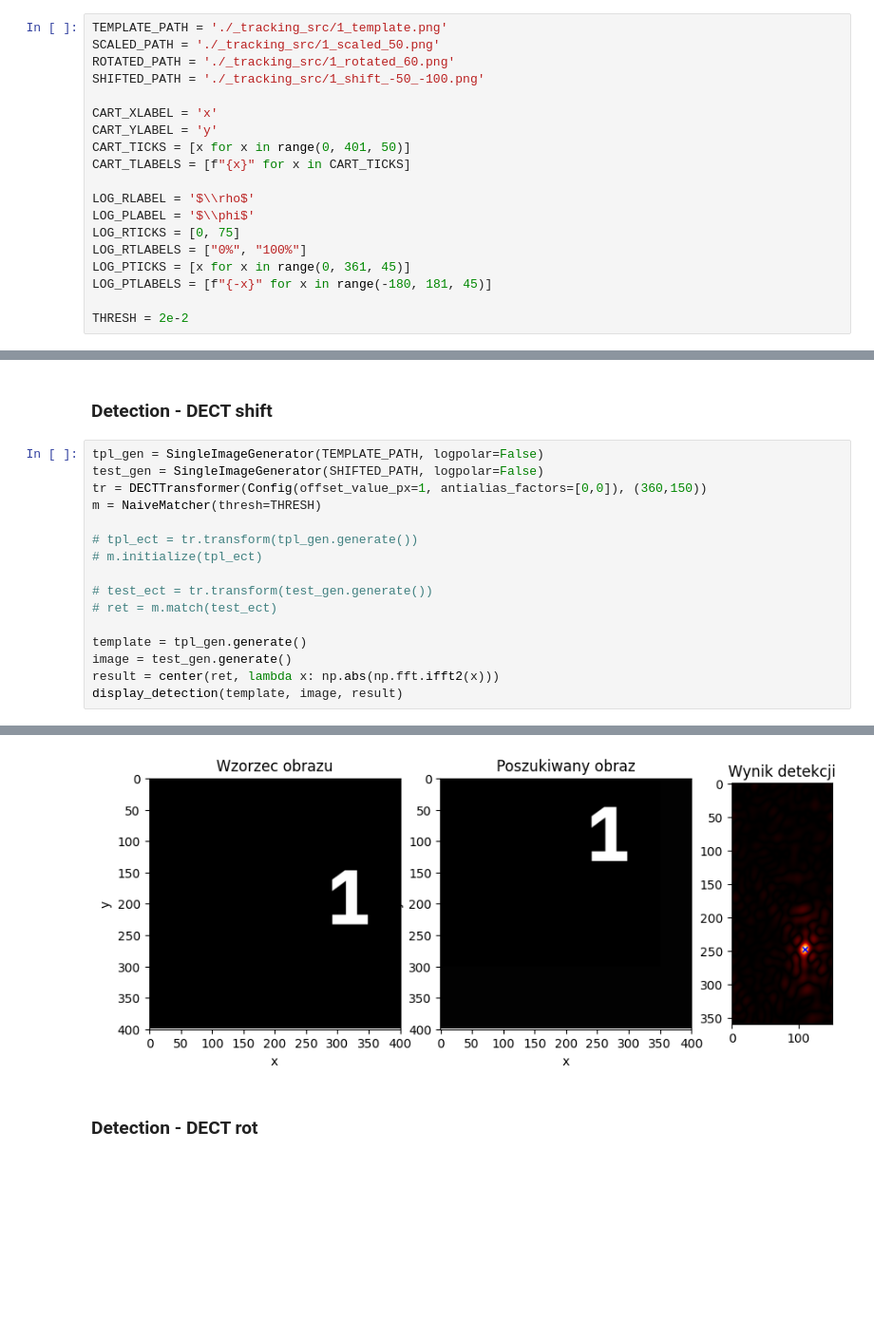
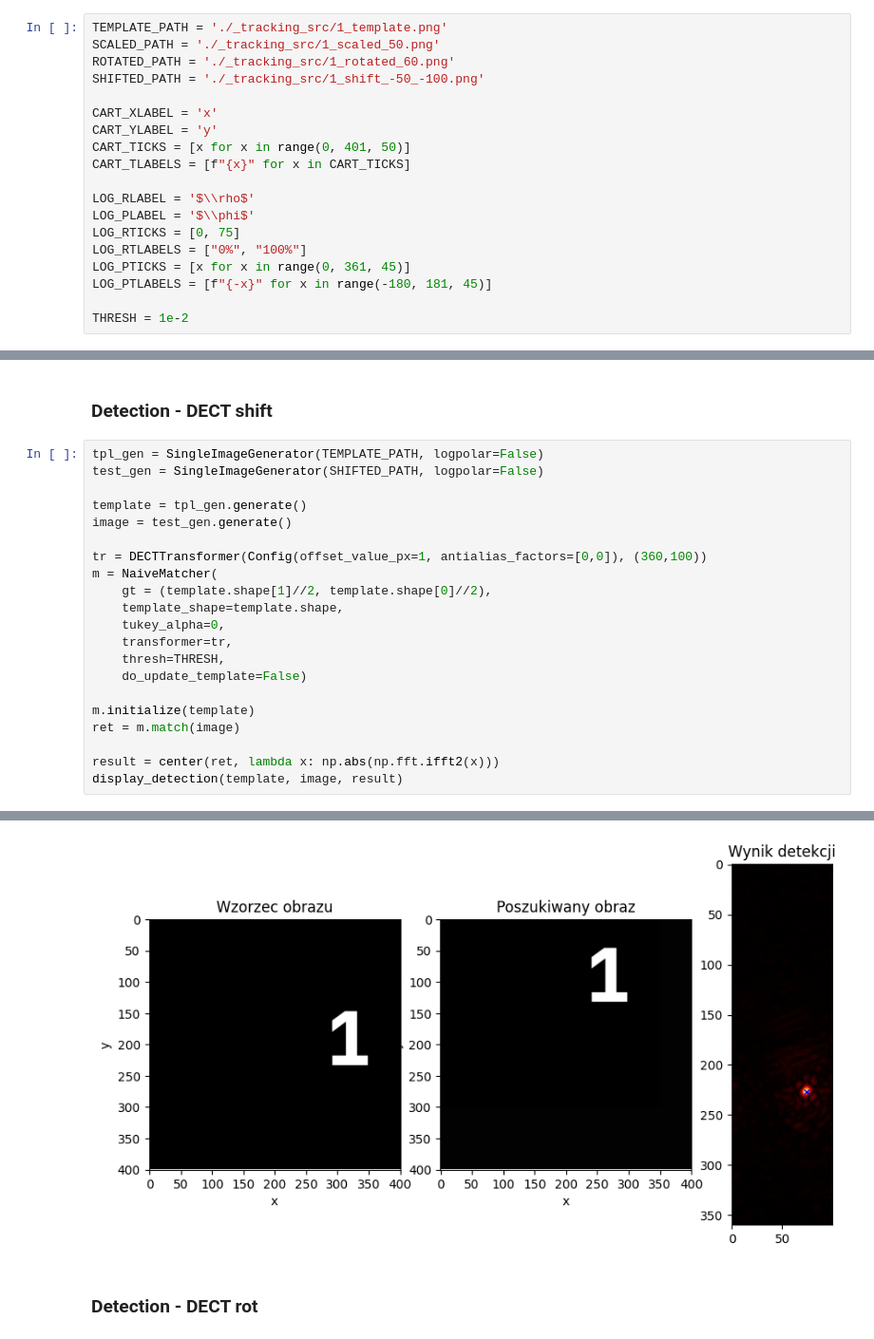
Before and after one commit to mateusz-gluch-student/ECT-tracking, a Jupyter notebook: thesis_images/detection.ipynb, the cells around one changed output, grey strips where cells are left out. Shown: that part at 95% size. Drawn from its saved outputs; the diff is of its cells as text; blank space fills up the shorter version.

```diff
--- a/thesis_images/detection.ipynb
+++ b/thesis_images/detection.ipynb
@@ -34,7 +34,7 @@ LOG_RTLABELS = ["0%", "100%"]
 LOG_PTICKS = [x for x in range(0, 361, 45)]
 LOG_PTLABELS = [f"{-x}" for x in range(-180, 181, 45)]
 
-THRESH = 2e-2
+THRESH = 1e-2
 # %% [markdown]
 ### Helpers
 # %%
@@ -162,17 +162,22 @@ def display_detection(template: np.ndarray, image: np.ndarray, result: np.ndarra
 # %%
 tpl_gen = SingleImageGenerator(TEMPLATE_PATH, logpolar=False)
 test_gen = SingleImageGenerator(SHIFTED_PATH, logpolar=False)
-tr = DECTTransformer(Config(offset_value_px=1, antialias_factors=[0,0]), (360,150))
-m = NaiveMatcher(thresh=THRESH)
-
-# tpl_ect = tr.transform(tpl_gen.generate())
-# m.initialize(tpl_ect)
-
-# test_ect = tr.transform(test_gen.generate())
-# ret = m.match(test_ect)
 
 template = tpl_gen.generate()
 image = test_gen.generate()
+
+tr = DECTTransformer(Config(offset_value_px=1, antialias_factors=[0,0]), (360,100))
+m = NaiveMatcher(
+    gt = (template.shape[1]//2, template.shape[0]//2),
+    template_shape=template.shape,
+    tukey_alpha=0,
+    transformer=tr,
+    thresh=THRESH,
+    do_update_template=False)
+
+m.initialize(template)
+ret = m.match(image)
+
 result = center(ret, lambda x: np.abs(np.fft.ifft2(x)))
 display_detection(template, image, result)
 # %% [output]
@@ -179,4 +188,4 @@ display_detection(template, image, result)
-[figure, old version]
+[figure, new version]
 # %% [markdown]
 ### Detection - DECT rot
 # %%
```
Also changed, not shown: parts of 5 cells of this notebook, 11 other files.
